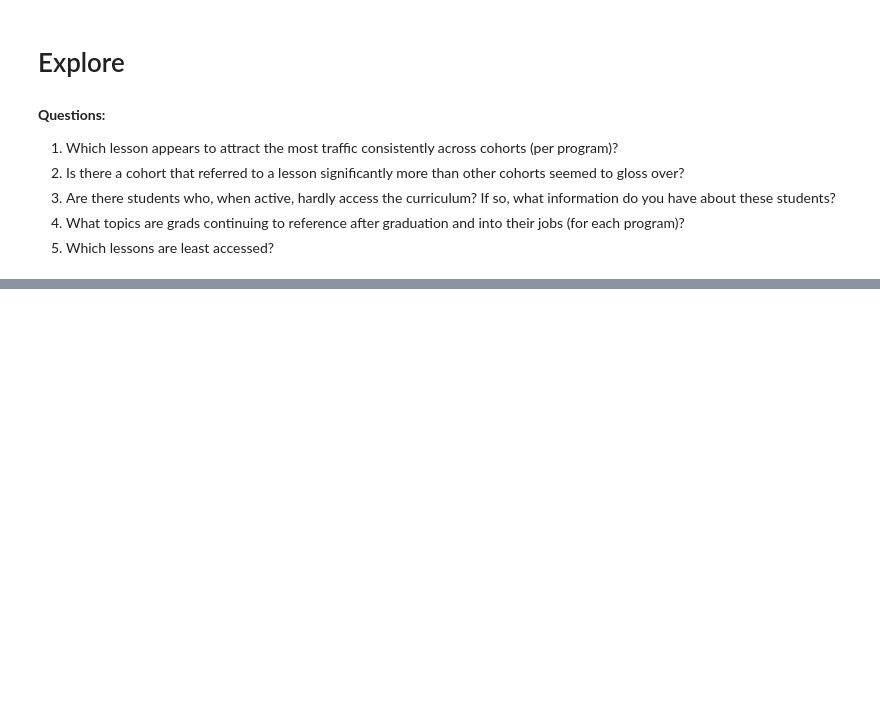
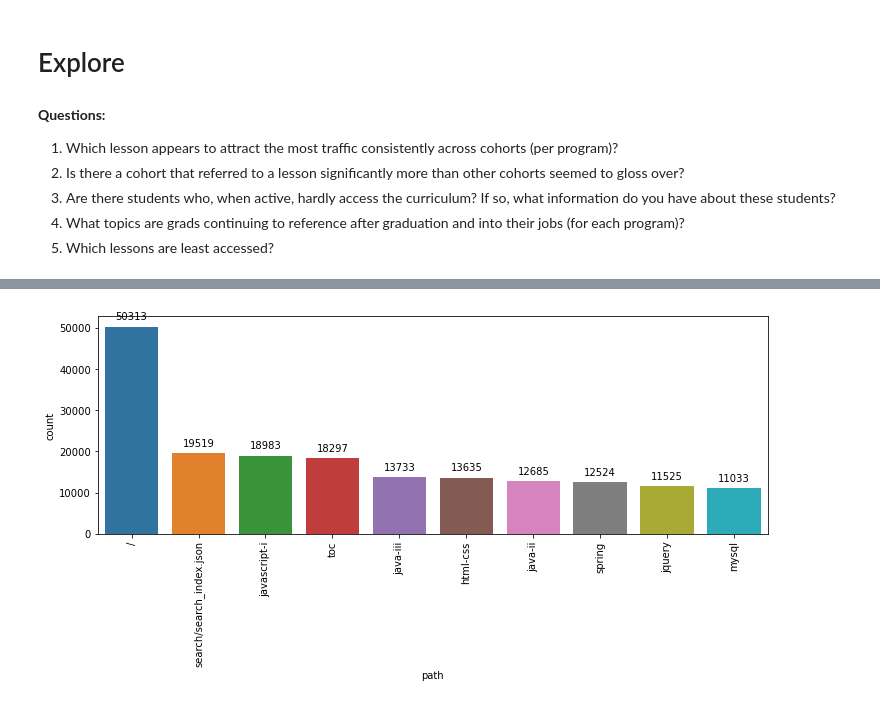
Before and after one commit to Anomaly-Detectives/Anomaly_Detection_Project, a Jupyter notebook: Initial Notebook.ipynb, the cells around one changed output, grey strips where cells are left out. Cells and saved outputs as stored; diff of their text form; code cells hidden in the pictures; blank space fills up the shorter version.

```diff
--- a/Initial Notebook.ipynb
+++ b/Initial Notebook.ipynb
@@ -207,0 +268,4 @@ df.head()
+# %%
+#create new df to get the counts of path in the dataset
+path_df = pd.DataFrame(df.path.value_counts(dropna=False)).reset_index().\
+                rename(columns ={'index': 'path', 'path': 'count'})
@@ -207,0 +281,10 @@ df.head()
+# %%
+# calculate probabity for each path
+#ip_prob = count for each path / total count in the dataframe
+#each count divided by total
+
+#new variable that takes df and value counts/total count (proba)
+#rename columns
+path_df2 = pd.DataFrame((df.path.value_counts(dropna=False))/df.path.count()).reset_index().\
+                rename(columns={'index': 'path', 'path': 'path_proba'})
+path_df2.head()
@@ -207,0 +298,5 @@ df.head()
+# %%
+# merge the two data frames create above into a single one:
+#includes count and probability dfs
+path_df = path_df.merge(path_df2)
+path_df.head()
@@ -207,0 +351,2 @@ df.head()
+# %%
+viz_most_df = path_df.merge(path_df2).head(10)
@@ -207,0 +367,16 @@ df.head()
+# %%
+# plot the path for each path
+
+#visualize the path and count of each login
+#exponential decay
+plt.figure(figsize=(12, 4))
+splot = sns.barplot(data=viz_most_df, x = 'path', y = 'count', ci = None)
+for p in splot.patches:
+    splot.annotate(format(p.get_height(), '.0f'),
+                   (p.get_x() + p.get_width() / 2., p.get_height()),
+                   ha = 'center', va = 'center', xytext = (0, 10),
+                   textcoords = 'offset points'
+                   )
+    plt.xticks(rotation='vertical')
+# %% [output]
+[figure, added]
```
Also changed, not shown: parts of 43 cells of this notebook.
